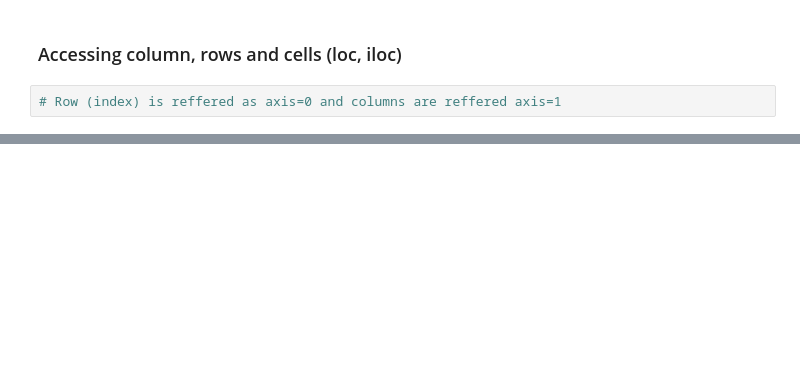
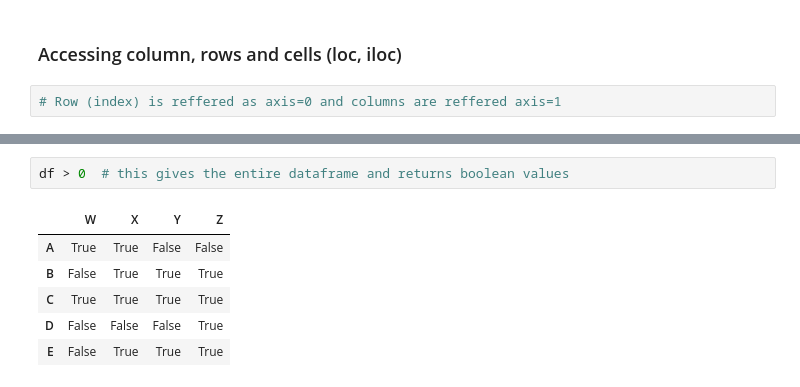
Before and after one commit to chauhanr/py-learn, a Jupyter notebook: pandas/2pandas-dataframes.ipynb, the cells around one changed output, grey strips where cells are left out. Cells and saved outputs as stored; diff of their text form; blank space fills up the shorter version.

```diff
--- a/pandas/2pandas-dataframes.ipynb
+++ b/pandas/2pandas-dataframes.ipynb
@@ -98,0 +175,9 @@ NameError: name 'df' is not defined
+# %%
+df > 0  # this gives the entire dataframe and returns boolean values
+# %% [output]
+|  | W | X | Y | Z |
+| A | True | True | False | False |
+| B | False | True | True | True |
+| C | True | True | True | True |
+| D | False | False | False | True |
+| E | False | True | True | True |
```
Also changed, not shown: parts of 31 cells of this notebook, 4 other files.
